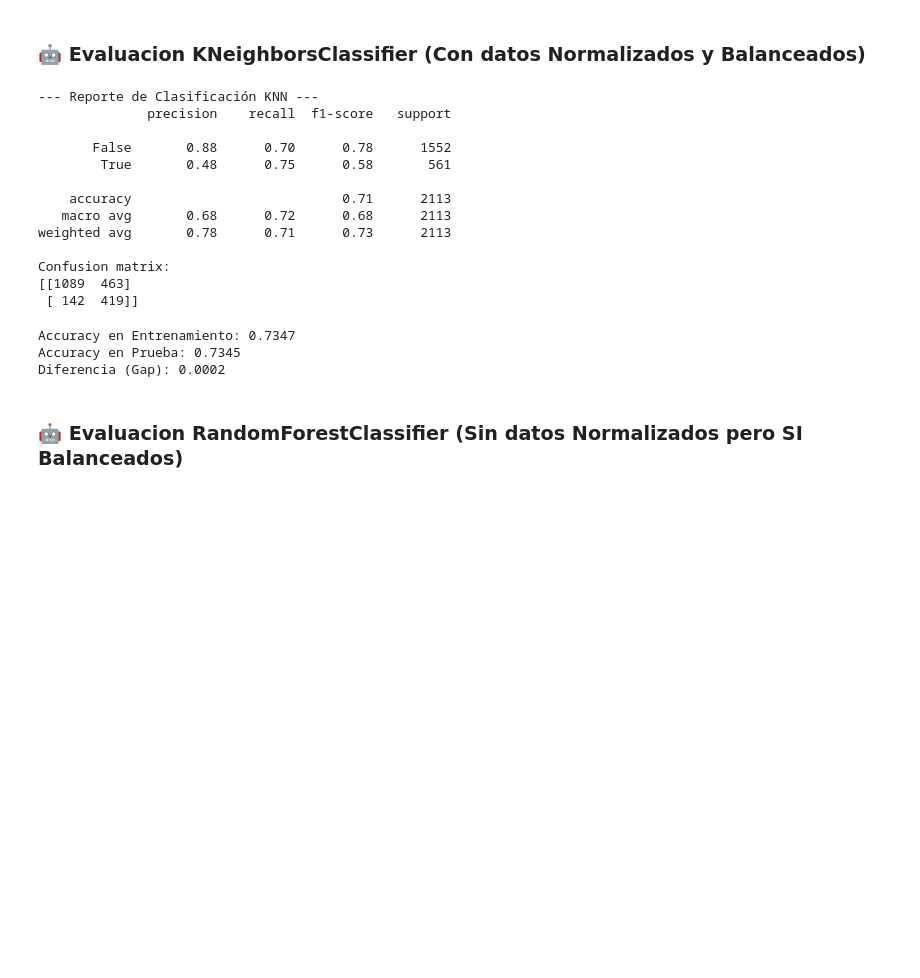
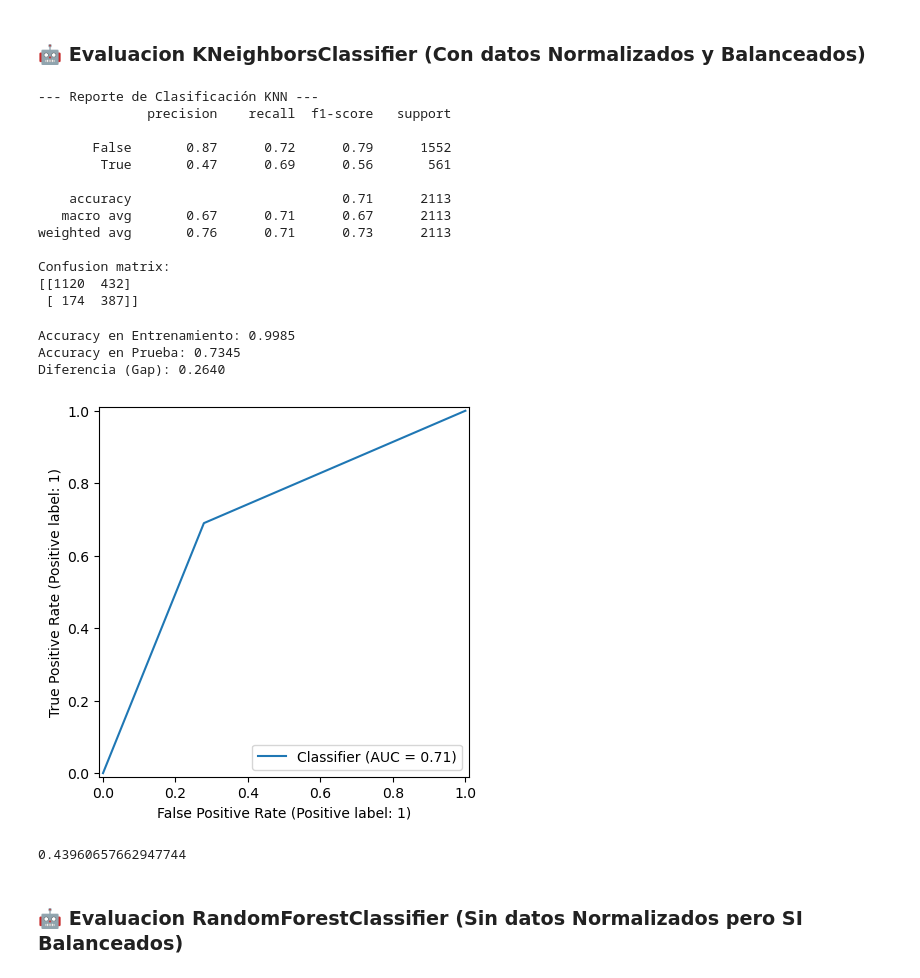
Before and after one commit to WMRioga/Challenge_03_TelecomX-Predicci-n, a Jupyter notebook: Challenge_03_TelecomX.ipynb, the cells around one changed output. Cells and saved outputs as stored; diff of their text form; code cells hidden in the pictures; blank space fills up the shorter version.

Commit message:
26.03.06-WM02
Challenge_03_TelecomX
🛠️ Preparación de los Datos -- Done
🎯 Correlación y Selección de Variables -- Done
🤖 Modelado Predictivo -- Done/Complete
📋 Interpretación y Conclusiones -- Pending

```diff
--- a/Challenge_03_TelecomX.ipynb
+++ b/Challenge_03_TelecomX.ipynb
@@ -433,7 +431,7 @@ from sklearn.neighbors import KNeighborsClassifier
 
 #Definimos el modelo
 # n_neighbors=5 es el estándar, pero puedes probar con 3, 7 o 9.
-model_KNeighborsClassifier = KNeighborsClassifier(n_neighbors=9)
+model_KNeighborsClassifier = KNeighborsClassifier(n_neighbors=9, weights='distance')
 # Entrenamos con los datos que ya escalamos y balanceamos con SMOTE
 model_KNeighborsClassifier.fit(X_train_res, y_train_res)
 # %% [output]
@@ -531,32 +548,42 @@ print(f'Confusion matrix:\n{confusion_matrix(y_test, y_pred_model_KNeighborsClas
 --- Reporte de Clasificación KNN ---
               precision    recall  f1-score   support
 
-       False       0.88      0.70      0.78      1552
-        True       0.48      0.75      0.58       561
+       False       0.87      0.72      0.79      1552
+        True       0.47      0.69      0.56       561
 
     accuracy                           0.71      2113
-   macro avg       0.68      0.72      0.68      2113
-weighted avg       0.78      0.71      0.73      2113
+   macro avg       0.67      0.71      0.67      2113
+weighted avg       0.76      0.71      0.73      2113
 
 Confusion matrix:
-[[1089  463]
- [ 142  419]]
+[[1120  432]
+ [ 174  387]]
 # %%
-# 1. Calculamos el score para el set de entrenamiento
-train_score = model_KNeighborsClassifier.score(X_train, y_train)
+# Calculamos el score para el set de entrenamiento
+train_score = model_KNeighborsClassifier.score(X_train_res, y_train_res)
 
-# 2. Calculamos el score para el set de prueba
+# Calculamos el score para el set de prueba
 test_score = model_KNeighborsClassifier.score(X_test, y_test)
 
 print(f"Accuracy en Entrenamiento: {train_score:.4f}")
 print(f"Accuracy en Prueba: {test_score:.4f}")
 
-# 3. Diferencia
+# Diferencia
 print(f"Diferencia (Gap): {train_score - test_score:.4f}")
 # %% [output]
-Accuracy en Entrenamiento: 0.7347
+Accuracy en Entrenamiento: 0.9985
 Accuracy en Prueba: 0.7345
-Diferencia (Gap): 0.0002
+Diferencia (Gap): 0.2640
+# %%
+RocCurveDisplay.from_predictions(y_test, y_pred_model_KNeighborsClassifier);
+# %% [output]
+[figure, added]
+# %%
+skf = StratifiedKFold(n_splits=10, shuffle=True, random_state=42)
+resultados = cross_validate(model_KNeighborsClassifier, X_train, y_train, cv=skf, scoring='recall')
+print(resultados['test_score'].mean())
+# %% [output]
+0.43960657662947744
 # %% [markdown]
 ### 🤖 Evaluacion RandomForestClassifier (Sin datos Normalizados pero SI Balanceados)
 # %%
```
Also changed, not shown: parts of 36 cells of this notebook, 2 other files.
